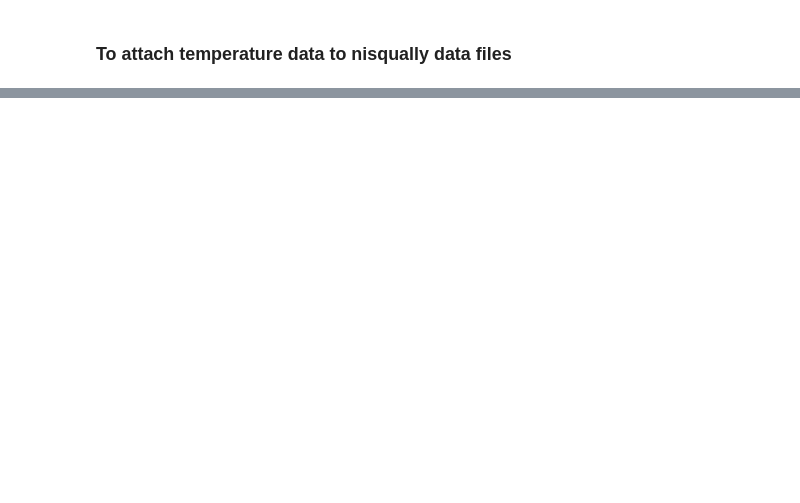
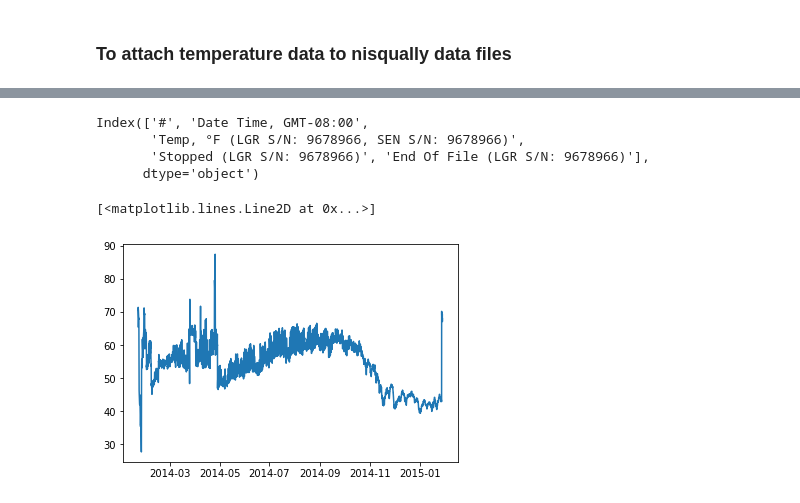
Before and after one commit to maria-kuruvilla/pied_piper, a Jupyter notebook: nisqually_temp.ipynb, the cells around one changed output, grey strips where cells are left out. Cells and saved outputs as stored; diff of their text form; code cells hidden in the pictures; blank space fills up the shorter version.

Commit message:
cleaned up data, made subset, added all days

```diff
--- a/nisqually_temp.ipynb
+++ b/nisqually_temp.ipynb
@@ -38,5 +22,5 @@ with pd.option_context('display.max_rows', None, 'display.max_columns', None):
 # %%
-df = pd.read_excel(data_string + "2012 Nisqually temp logger.xlsx", header=[0,1])
+df = pd.read_excel(data_string + "2014 Nisqually temp logger.xlsx", header=[1])
 with pd.option_context('display.max_rows', None, 'display.max_columns', None):  # more options can be specified also
     display(df)
 # %% [output]
@@ -61,0 +44,15 @@ plot(df['Date'])
+# %%
+df.columns
+# %% [output]
+Index(['#', 'Date Time, GMT-08:00',
+       'Temp, °F (LGR S/N: 9678966, SEN S/N: 9678966)',
+       'Stopped (LGR S/N: 9678966)', 'End Of File (LGR S/N: 9678966)'],
+      dtype='object')
+# %%
+df = df.rename(columns={'Date Time, GMT-08:00': "datetime",
+                        'Temp, °F (LGR S/N: 9678966, SEN S/N: 9678966)': "temp_f"})
+# %%
+plt.plot(df['datetime'],df['temp_f']) #this doesnt look right
+# %% [output]
+[<matplotlib.lines.Line2D at 0x...>]
+[figure, added]
```
Also changed, not shown: parts of 6 cells of this notebook, 1 other file.
